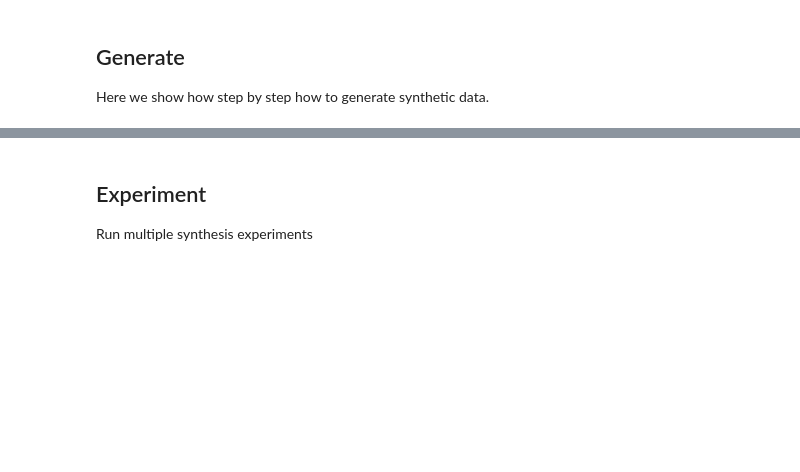
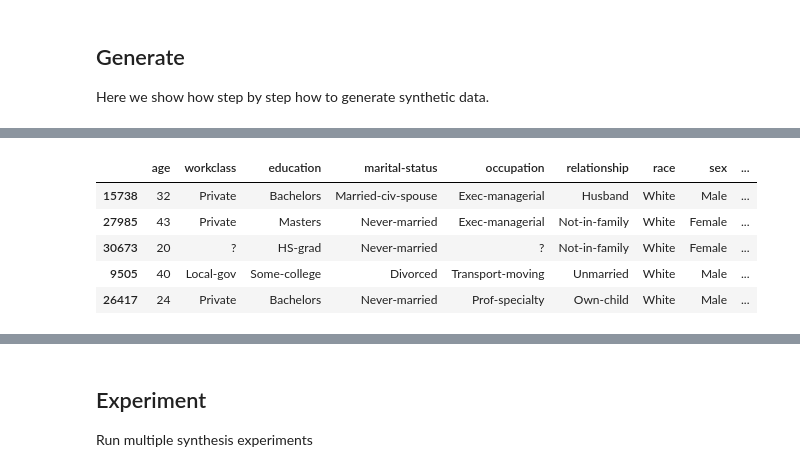
Before and after one commit to gsel9/crn-synth, a Jupyter notebook: examples/adult/000_generate_synthetic_data_adult.ipynb, the cells around one changed output, grey strips where cells are left out. Drawn from its saved outputs; the diff is of its cells as text; code cells hidden in the pictures; blank space fills up the shorter version.

```diff
--- a/examples/adult/000_generate_synthetic_data_adult.ipynb
+++ b/examples/adult/000_generate_synthetic_data_adult.ipynb
@@ -181,0 +96,36 @@ Column sampled: income
+# %%
+def preprocess_real_data(data_real: pd.DataFrame) -> pd.DataFrame:
+    """Process data before fitting the generator."""
+    # reduce columns
+    columns_subset = [
+        "age",
+        "workclass",
+        "education",
+        "marital-status",
+        "occupation",
+        "relationship",
+        "race",
+        "sex",
+        "hours-per-week",
+        "native-country",
+        "income",
+    ]
+    data_real = data_real[columns_subset]
+    return data_real
+
+# create copy to retain original data format
+df = df_adult.copy()
+
+# split in training and holdout set - train is used for fitting the generator, holdout for evaluation
+df_train, df_holdout = preprocessing.split_train_holdout(df, target_column='income', holdout_size=0.2, random_state=RANDOM_STATE)
+
+# preprocess the data
+df_train = preprocess_real_data(df_train)
+df_train.head()
+# %% [output]
+|  | age | workclass | education | marital-status | occupation | relationship | race | sex | ... |
+| 15738 | 32 | Private | Bachelors | Married-civ-spouse | Exec-managerial | Husband | White | Male | ... |
+| 27985 | 43 | Private | Masters | Never-married | Exec-managerial | Not-in-family | White | Female | ... |
+| 30673 | 20 | ? | HS-grad | Never-married | ? | Not-in-family | White | Female | ... |
+| 9505 | 40 | Local-gov | Some-college | Divorced | Transport-moving | Unmarried | White | Male | ... |
+| 26417 | 24 | Private | Bachelors | Never-married | Prof-specialty | Own-child | White | Male | ... |
```
Also changed, not shown: parts of 23 cells of this notebook, 12 other files.
